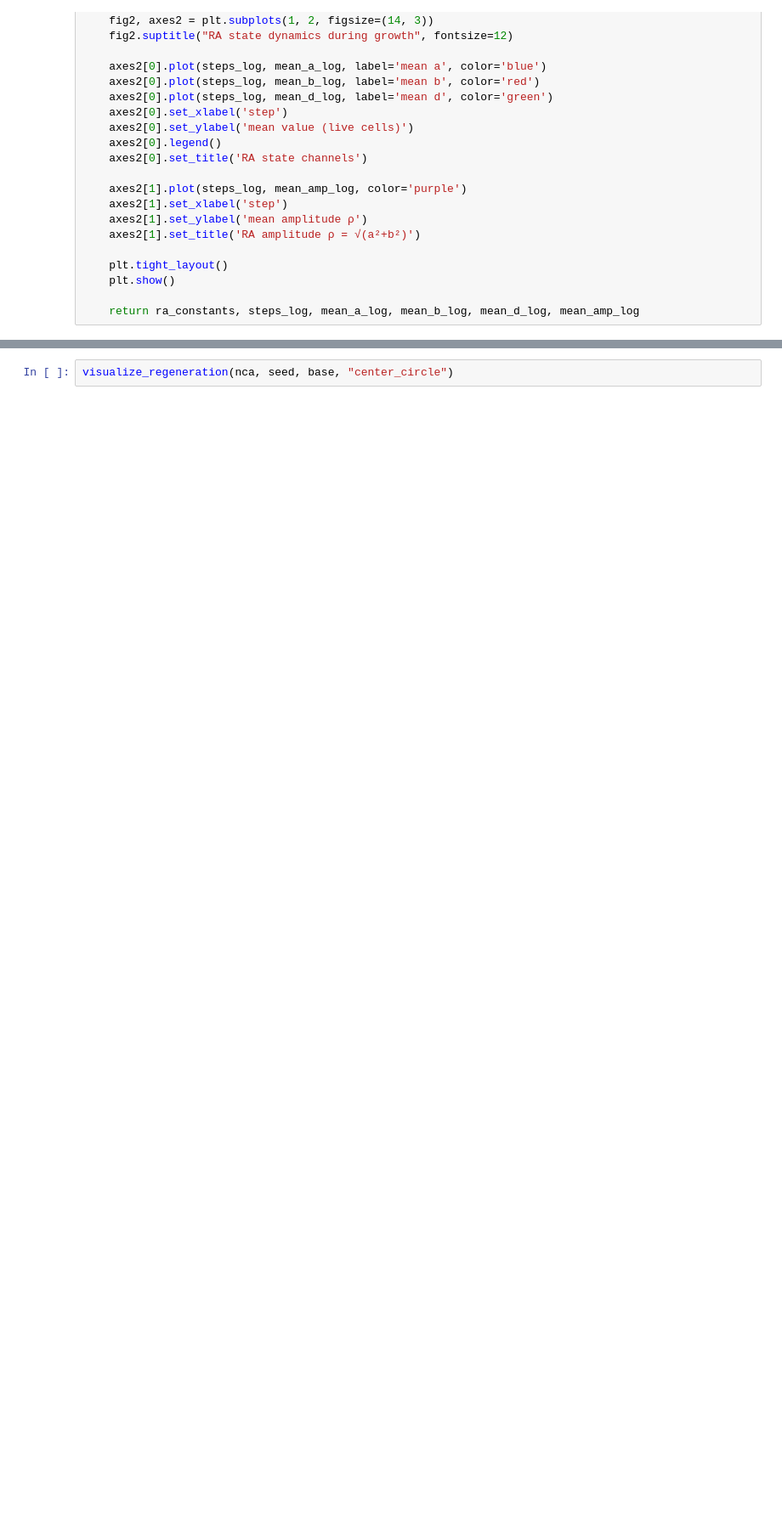
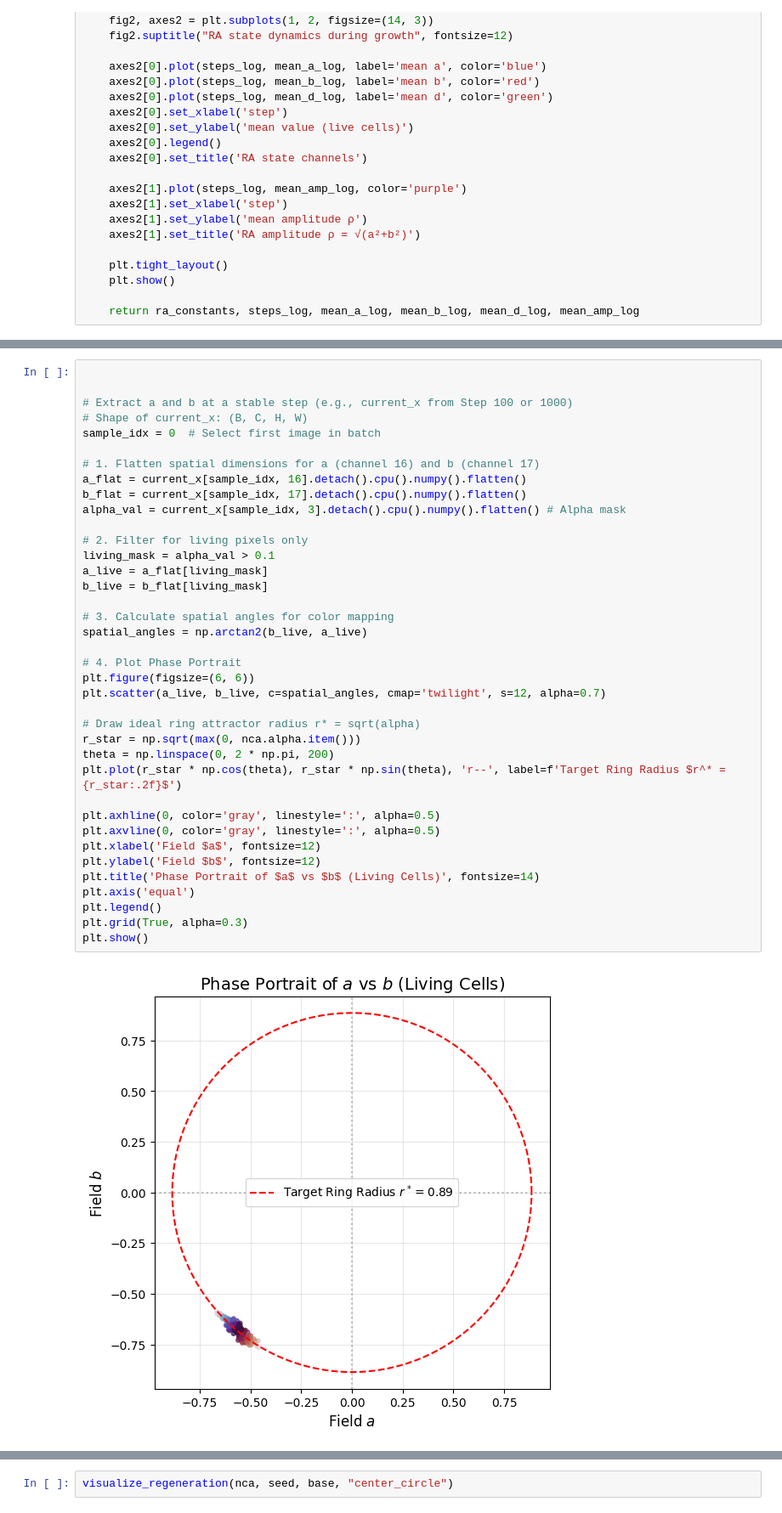
Before and after one commit to lshofsl/Thesis, a Jupyter notebook: NCA_w_RAmod.ipynb, the cells around one changed output, grey strips where cells are left out. Shown at 85% size. Saved outputs shown, nothing was run; the diff lists cells and outputs as text; blank space fills up the shorter version.

```diff
--- a/NCA_w_RAmod.ipynb
+++ b/NCA_w_RAmod.ipynb
@@ -534,3 +537,43 @@ Learned RA constants:
+# %%
+
+
+# Extract a and b at a stable step (e.g., current_x from Step 100 or 1000)
+# Shape of current_x: (B, C, H, W)
+sample_idx = 0  # Select first image in batch
+
+# 1. Flatten spatial dimensions for a (channel 16) and b (channel 17)
+a_flat = current_x[sample_idx, 16].detach().cpu().numpy().flatten()
+b_flat = current_x[sample_idx, 17].detach().cpu().numpy().flatten()
+alpha_val = current_x[sample_idx, 3].detach().cpu().numpy().flatten() # Alpha mask
+
+# 2. Filter for living pixels only
+living_mask = alpha_val > 0.1
+a_live = a_flat[living_mask]
+b_live = b_flat[living_mask]
+
+# 3. Calculate spatial angles for color mapping
+spatial_angles = np.arctan2(b_live, a_live)
+
+# 4. Plot Phase Portrait
+plt.figure(figsize=(6, 6))
+plt.scatter(a_live, b_live, c=spatial_angles, cmap='twilight', s=12, alpha=0.7)
+
+# Draw ideal ring attractor radius r* = sqrt(alpha)
+r_star = np.sqrt(max(0, nca.alpha.item()))
+theta = np.linspace(0, 2 * np.pi, 200)
+plt.plot(r_star * np.cos(theta), r_star * np.sin(theta), 'r--', label=f'Target Ring Radius $r^* = {r_star:.2f}$')
+
+plt.axhline(0, color='gray', linestyle=':', alpha=0.5)
+plt.axvline(0, color='gray', linestyle=':', alpha=0.5)
+plt.xlabel('Field $a$', fontsize=12)
+plt.ylabel('Field $b$', fontsize=12)
+plt.title('Phase Portrait of $a$ vs $b$ (Living Cells)', fontsize=14)
+plt.axis('equal')
+plt.legend()
+plt.grid(True, alpha=0.3)
+plt.show()
+# %% [output]
+[figure, added]
 # %%
 with torch.no_grad():
     # Start from a pool sample — guaranteed good starting state
```
Also changed, not shown: parts of 7 cells of this notebook.
